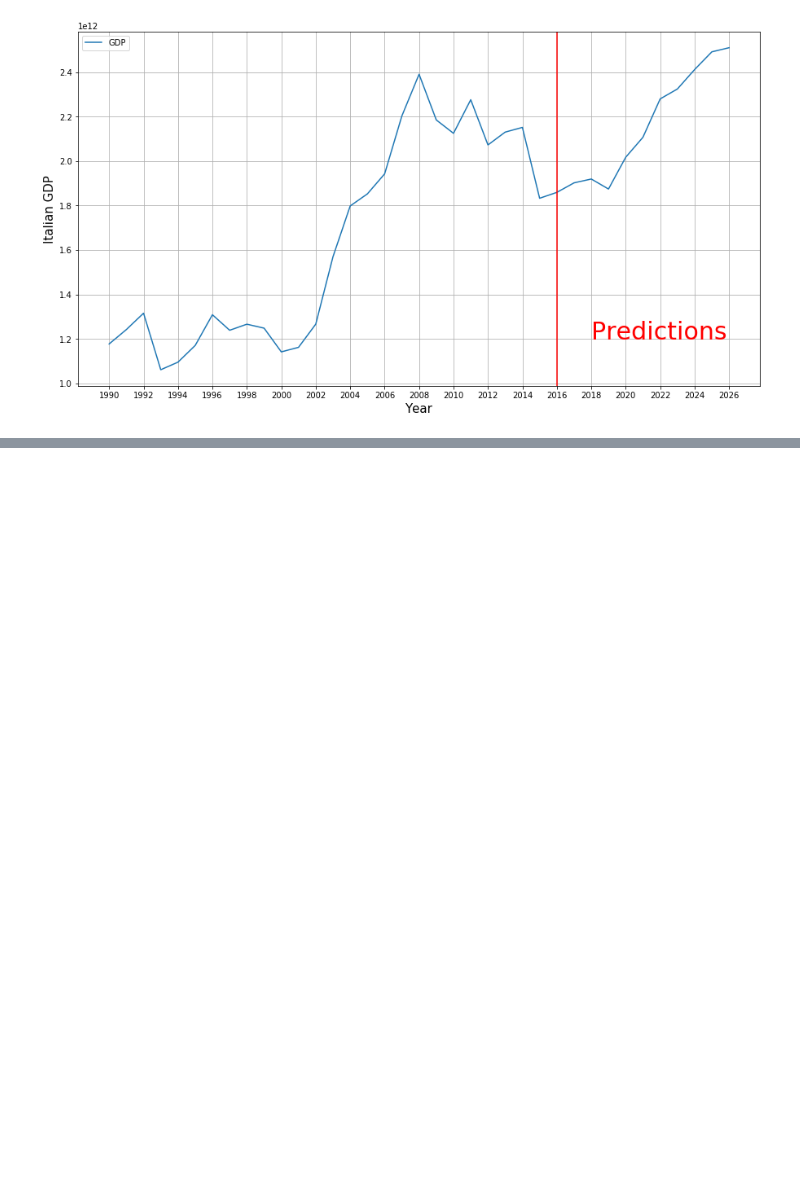
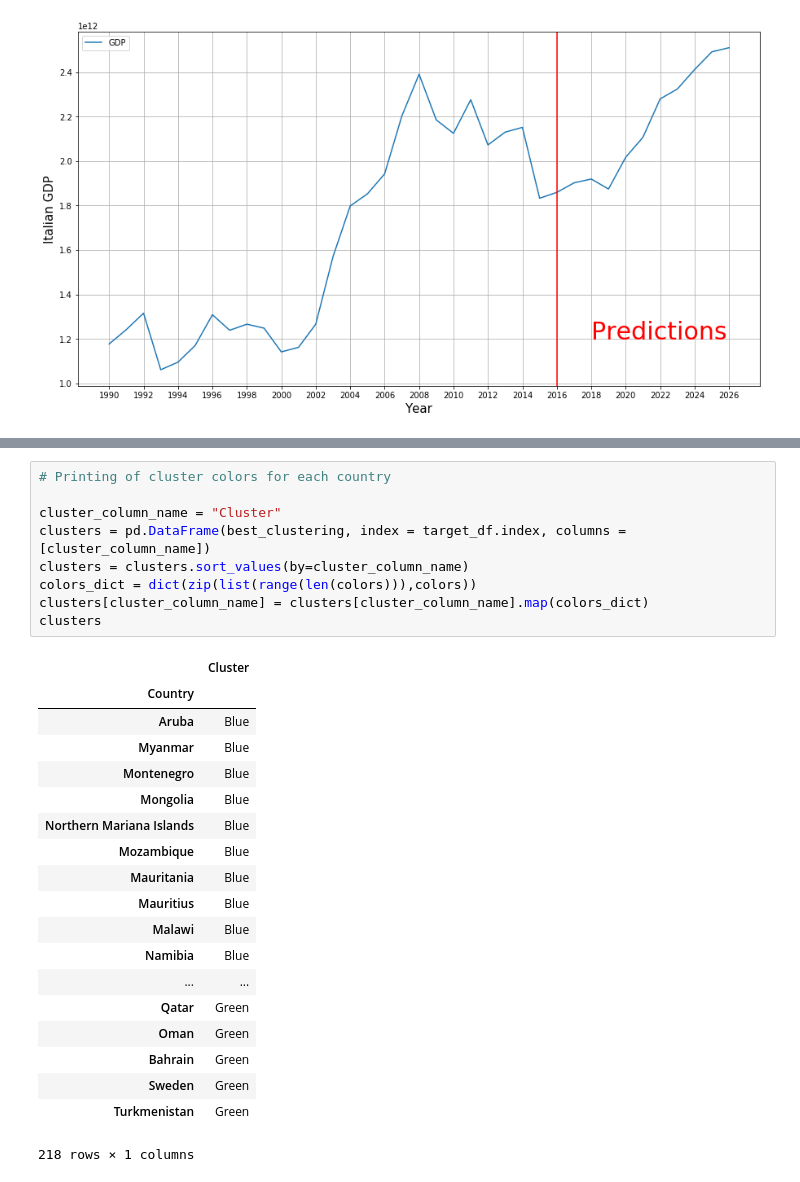
Before and after one commit to AngeloDamiani/DA-DDD-Project, a Jupyter notebook: main_notebook.ipynb, the cells around one changed output, grey strips where cells are left out. Drawn from its saved outputs; the diff is of its cells as text; blank space fills up the shorter version.

```diff
--- a/main_notebook.ipynb
+++ b/main_notebook.ipynb
@@ -225,0 +444,29 @@ plt.show()
+# %%
+# Printing of cluster colors for each country
+
+cluster_column_name = "Cluster"
+clusters = pd.DataFrame(best_clustering, index = target_df.index, columns = [cluster_column_name])
+clusters = clusters.sort_values(by=cluster_column_name)
+colors_dict = dict(zip(list(range(len(colors))),colors))
+clusters[cluster_column_name] = clusters[cluster_column_name].map(colors_dict)
+clusters
+# %% [output]
+|  | Cluster |
+| Country |  |
+| Aruba | Blue |
+| Myanmar | Blue |
+| Montenegro | Blue |
+| Mongolia | Blue |
+| Northern Mariana Islands | Blue |
+| Mozambique | Blue |
+| Mauritania | Blue |
+| Mauritius | Blue |
+| Malawi | Blue |
+| Namibia | Blue |
+| ... | ... |
+| Qatar | Green |
+| Oman | Green |
+| Bahrain | Green |
+| Sweden | Green |
+| Turkmenistan | Green |
+218 rows × 1 columns
```
Also changed, not shown: parts of 9 cells of this notebook.
